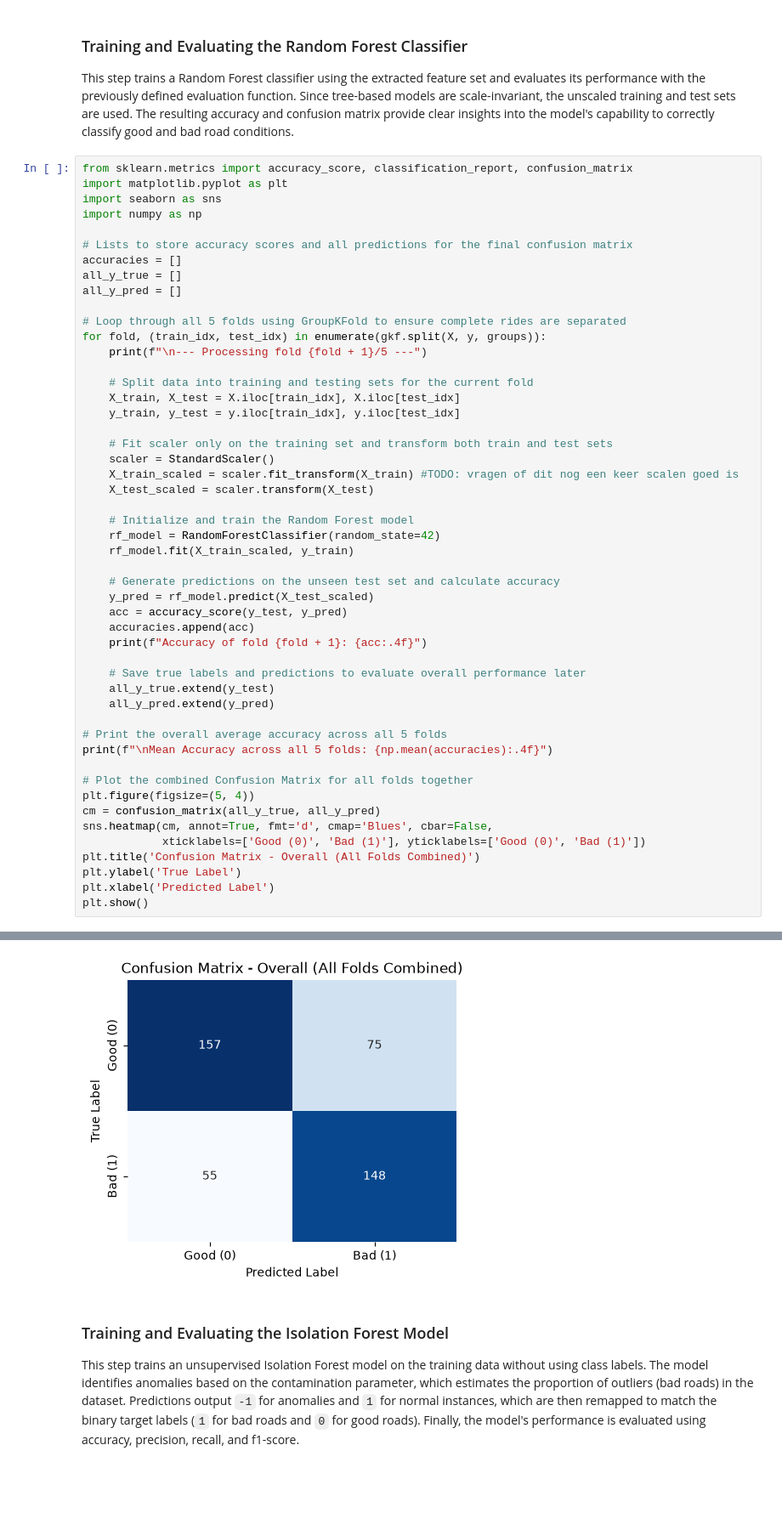
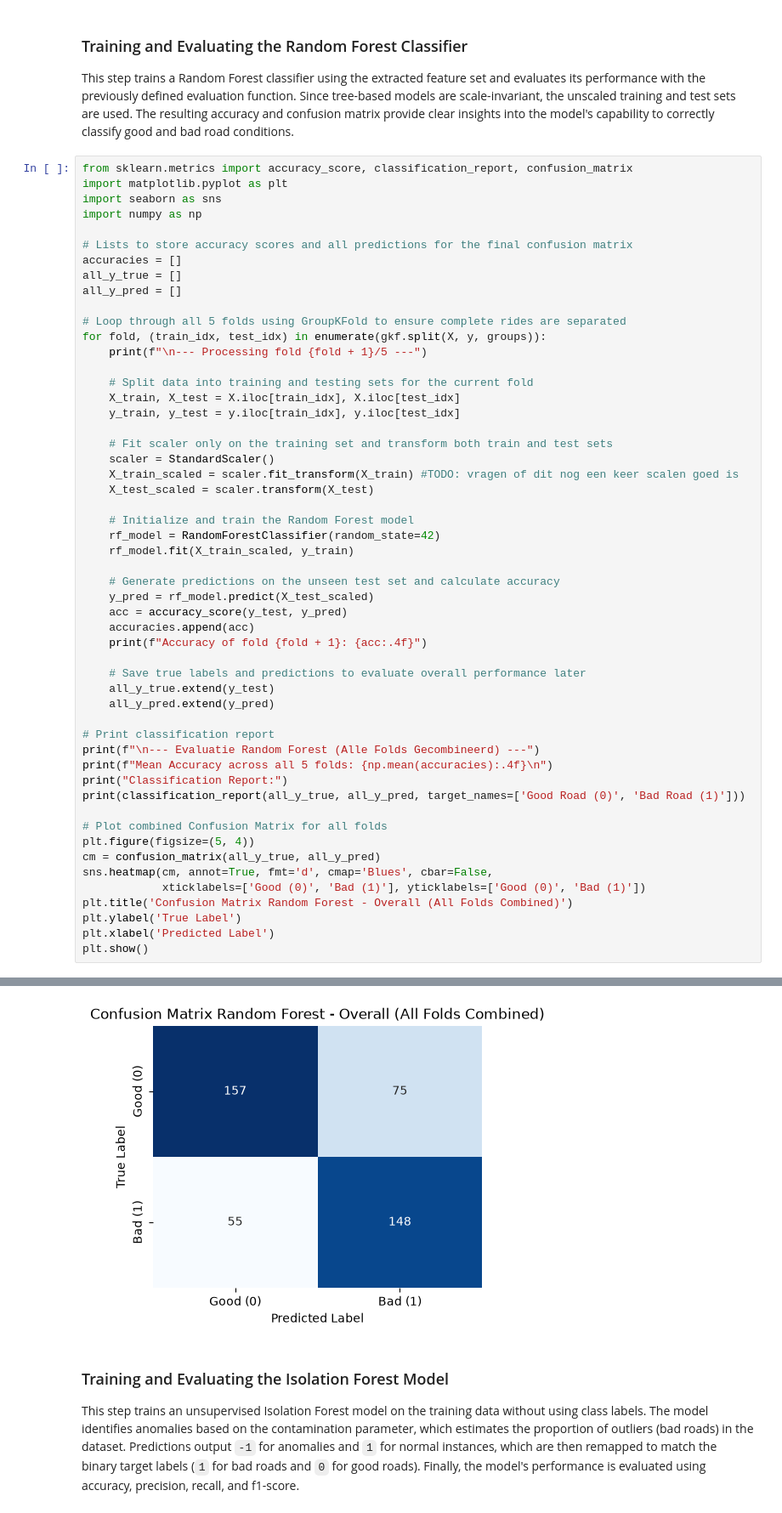
Before and after one commit to yoeri-stassen/5ARE0-cycling-assignment, a Jupyter notebook: Group13_cyclinglane_classifier.ipynb, the cells around one changed output, grey strips where cells are left out. Shown at 85% size. Cells and saved outputs as stored; diff of their text form; blank space fills up the shorter version.

Commit message:
add evaluation for random forest

```diff
--- a/Group13_cyclinglane_classifier.ipynb
+++ b/Group13_cyclinglane_classifier.ipynb
@@ -479,15 +479,18 @@ for fold, (train_idx, test_idx) in enumerate(gkf.split(X, y, groups)):
     all_y_true.extend(y_test)
     all_y_pred.extend(y_pred)
 
-# Print the overall average accuracy across all 5 folds
-print(f"\nMean Accuracy across all 5 folds: {np.mean(accuracies):.4f}")
+# Print classification report
+print(f"\n--- Evaluatie Random Forest (Alle Folds Gecombineerd) ---")
+print(f"Mean Accuracy across all 5 folds: {np.mean(accuracies):.4f}\n")
+print("Classification Report:")
+print(classification_report(all_y_true, all_y_pred, target_names=['Good Road (0)', 'Bad Road (1)']))
 
-# Plot the combined Confusion Matrix for all folds together
+# Plot combined Confusion Matrix for all folds
 plt.figure(figsize=(5, 4))
 cm = confusion_matrix(all_y_true, all_y_pred)
 sns.heatmap(cm, annot=True, fmt='d', cmap='Blues', cbar=False,
             xticklabels=['Good (0)', 'Bad (1)'], yticklabels=['Good (0)', 'Bad (1)'])
-plt.title('Confusion Matrix - Overall (All Folds Combined)')
+plt.title('Confusion Matrix Random Forest - Overall (All Folds Combined)')
 plt.ylabel('True Label')
 plt.xlabel('Predicted Label')
 plt.show()
@@ -511,4 +515,4 @@ Mean Accuracy across all 5 folds: 0.7011
-[figure, old version]
+[figure, new version]
 # %% [markdown]
 ### Training and Evaluating the Isolation Forest Model
 
```
Also changed, not shown: parts of 4 cells of this notebook.
